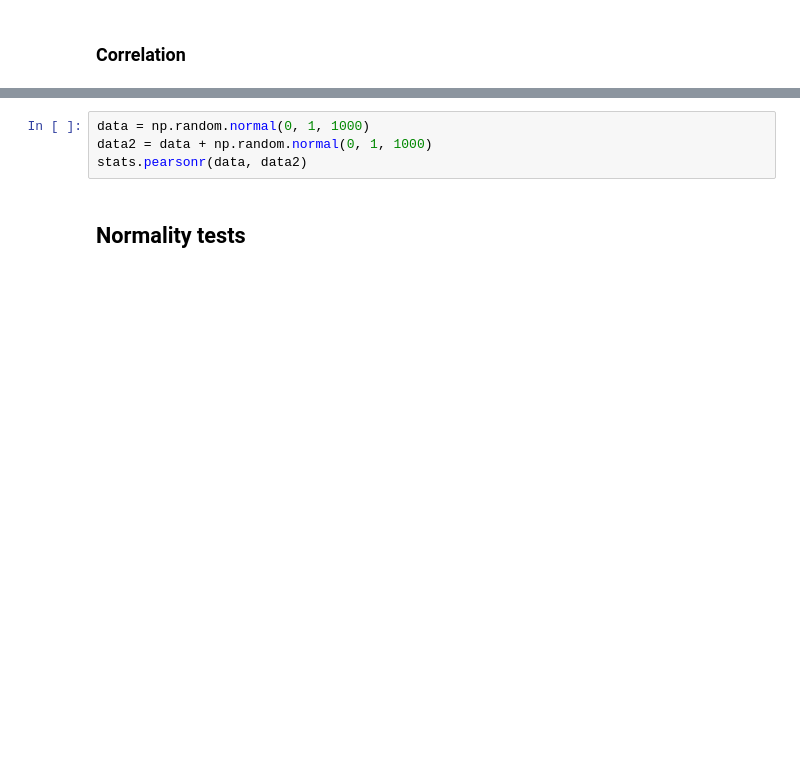
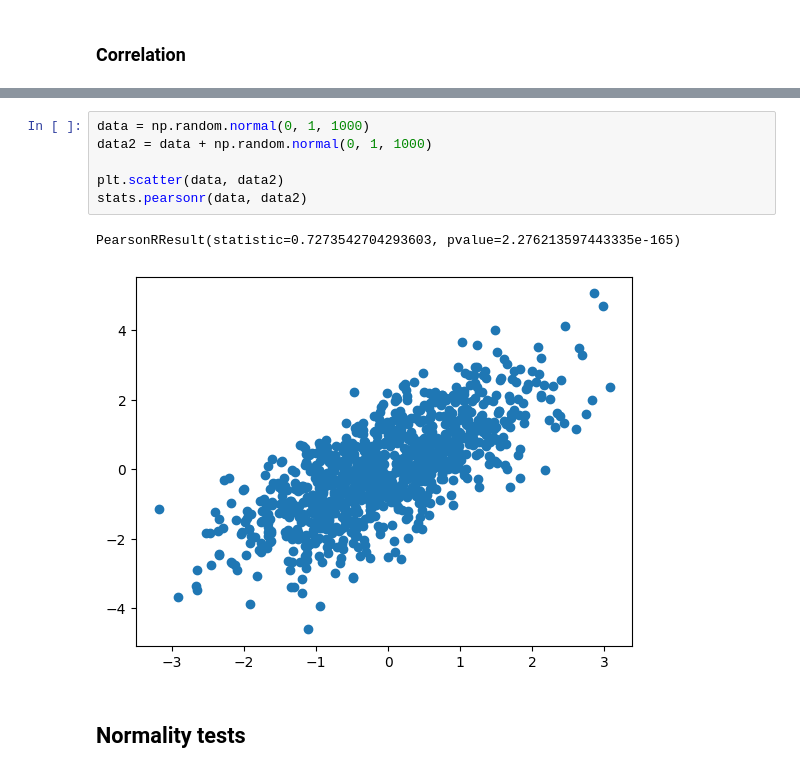
Before and after one commit to vigji/python-cimec-2023, a Jupyter notebook: lectures/Lecture3.2_Statistics-Machine-learning.ipynb, the cells around one changed output, grey strips where cells are left out. Cells and saved outputs as stored; diff of their text form; blank space fills up the shorter version.

```diff
--- a/lectures/Lecture3.2_Statistics-Machine-learning.ipynb
+++ b/lectures/Lecture3.2_Statistics-Machine-learning.ipynb
@@ -91,7 +127,12 @@ stats.pearsonr(data, data2)
-# %%
-data = np.random.normal(0, 1, 1000)
-data2 = data + np.random.normal(0, 1, 1000)
-stats.pearsonr(data, data2)
+# %%
+data = np.random.normal(0, 1, 1000)
+data2 = data + np.random.normal(0, 1, 1000)
+
+plt.scatter(data, data2)
+stats.pearsonr(data, data2)
+# %% [output]
+PearsonRResult(statistic=0.7273542704293603, pvalue=2.276213597443335e-165)
+[figure, added]
 # %% [markdown]
 ## Normality tests
 # %%
```
Also changed, not shown: parts of 52 cells of this notebook, 1 other file.
